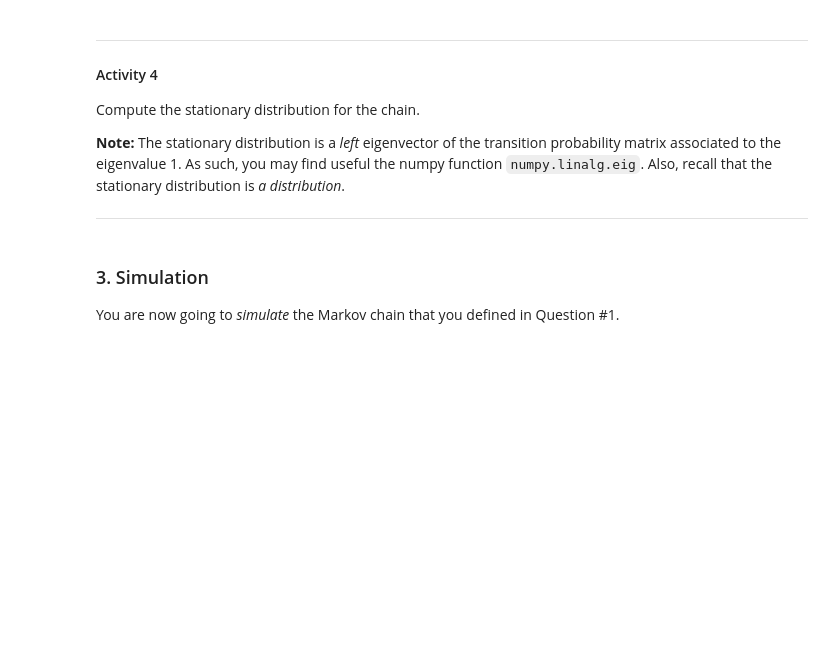
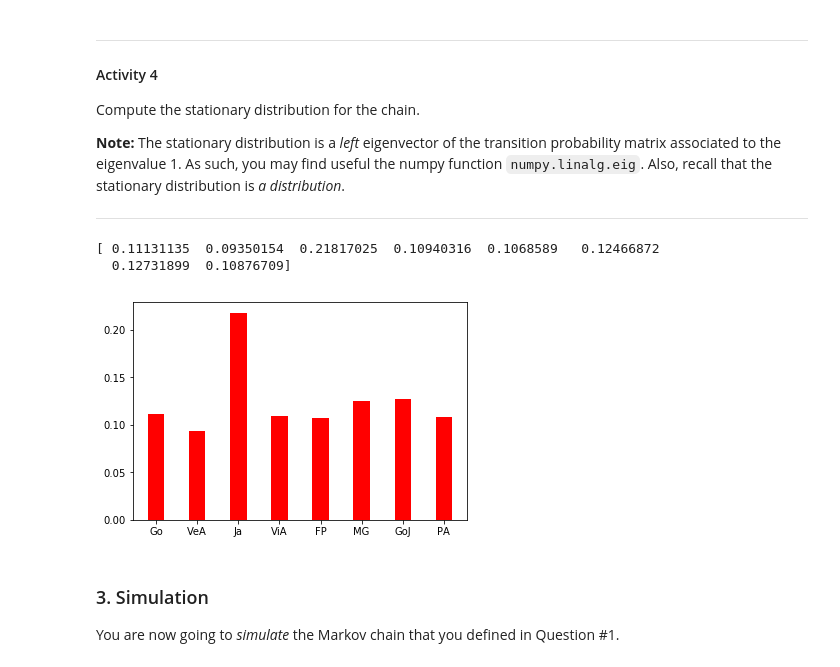
Before and after one commit to JoaoMVR/ADI-2017-18, a Jupyter notebook: Lab2/Lab2Enun/lab-2.ipynb, the cells around one changed output. Cells and saved outputs as stored; diff of their text form; code cells hidden in the pictures; blank space fills up the shorter version.

```diff
--- a/Lab2/Lab2Enun/lab-2.ipynb
+++ b/Lab2/Lab2Enun/lab-2.ipynb
@@ -44,6 +44,8 @@ import numpy as np
 # 6 = Go To Jail
 # 7 = Pennsylvania Avenue
 stateSpace = [0, 1, 2, 3, 4, 5, 6, 7]
+
+stateLabels = ["Go", "VeA", "Ja", "ViA", "FP", "MG", "GoJ", "PA"]
 
 x = 1/6
 
@@ -155,6 +174,33 @@ Compute the stationary distribution for the chain.
 **Note:** The stationary distribution is a *left* eigenvector of the transition probability matrix associated to the eigenvalue 1. As such, you may find useful the numpy function `numpy.linalg.eig`. Also, recall that the stationary distribution is *a distribution*.
 
 ---
+# %%
+import matplotlib.pyplot as plt
+
+eVal, eVec = np.linalg.eig(probsArray.T)
+
+#getting the index of the eigenvalue 1
+eVal1 = (np.abs(eVal - 1)).argmin()
+
+#associated column
+statDist = np.array(eVec[:,eVal1])
+statDist = statDist.real
+
+#the sum should be one, so we normalize
+statDist = statDist/np.sum(statDist)
+
+print(statDist)
+
+#plot
+plotWidth = 0.4
+plt.bar(np.arange(8), statDist, width = plotWidth, color = 'r')
+plt.xticks(np.arange(8), stateLabels)
+
+plt.show()
+# %% [output]
+[ 0.11131135  0.09350154  0.21817025  0.10940316  0.1068589   0.12466872
+  0.12731899  0.10876709]
+[figure, added]
 # %% [markdown]
 ### 3. Simulation
 
```
Also changed, not shown: parts of 5 cells of this notebook.
